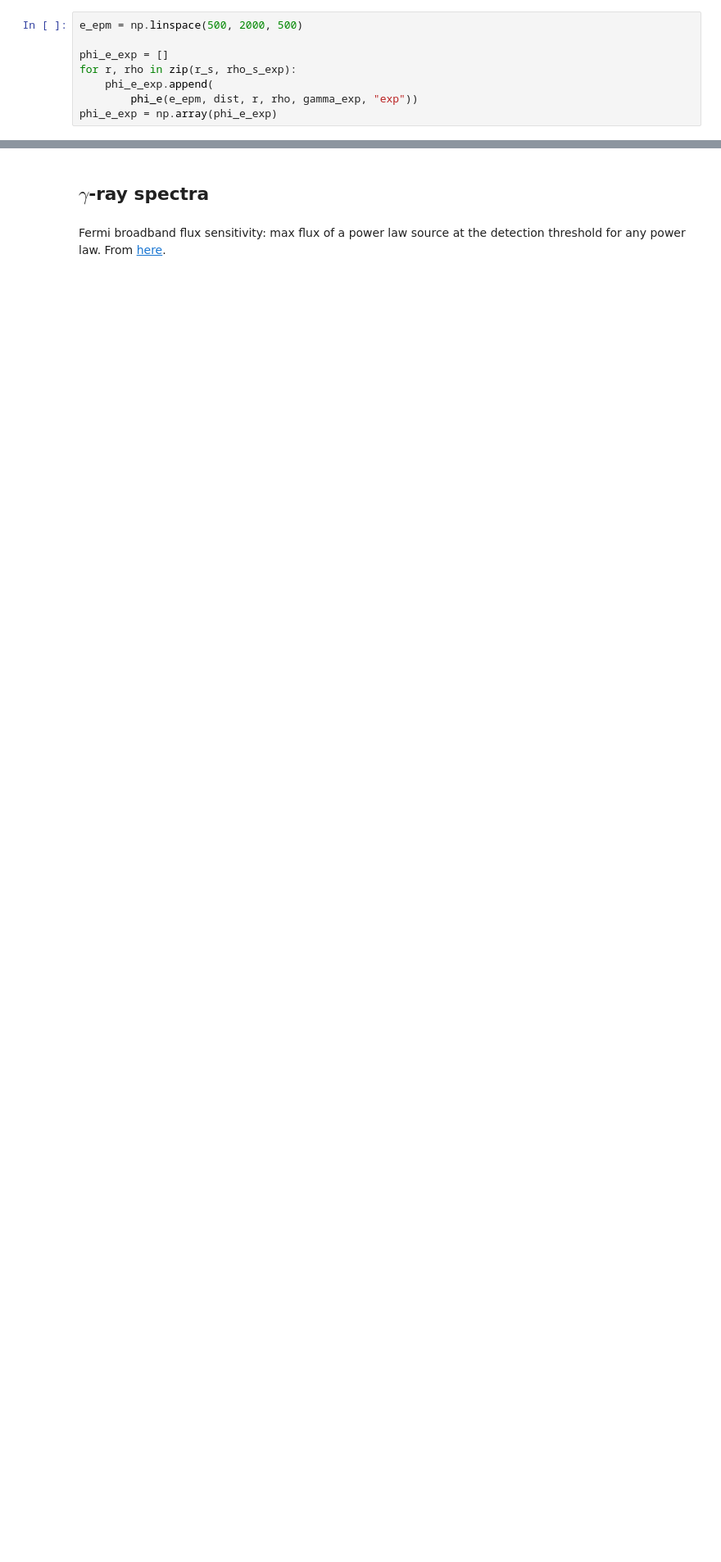
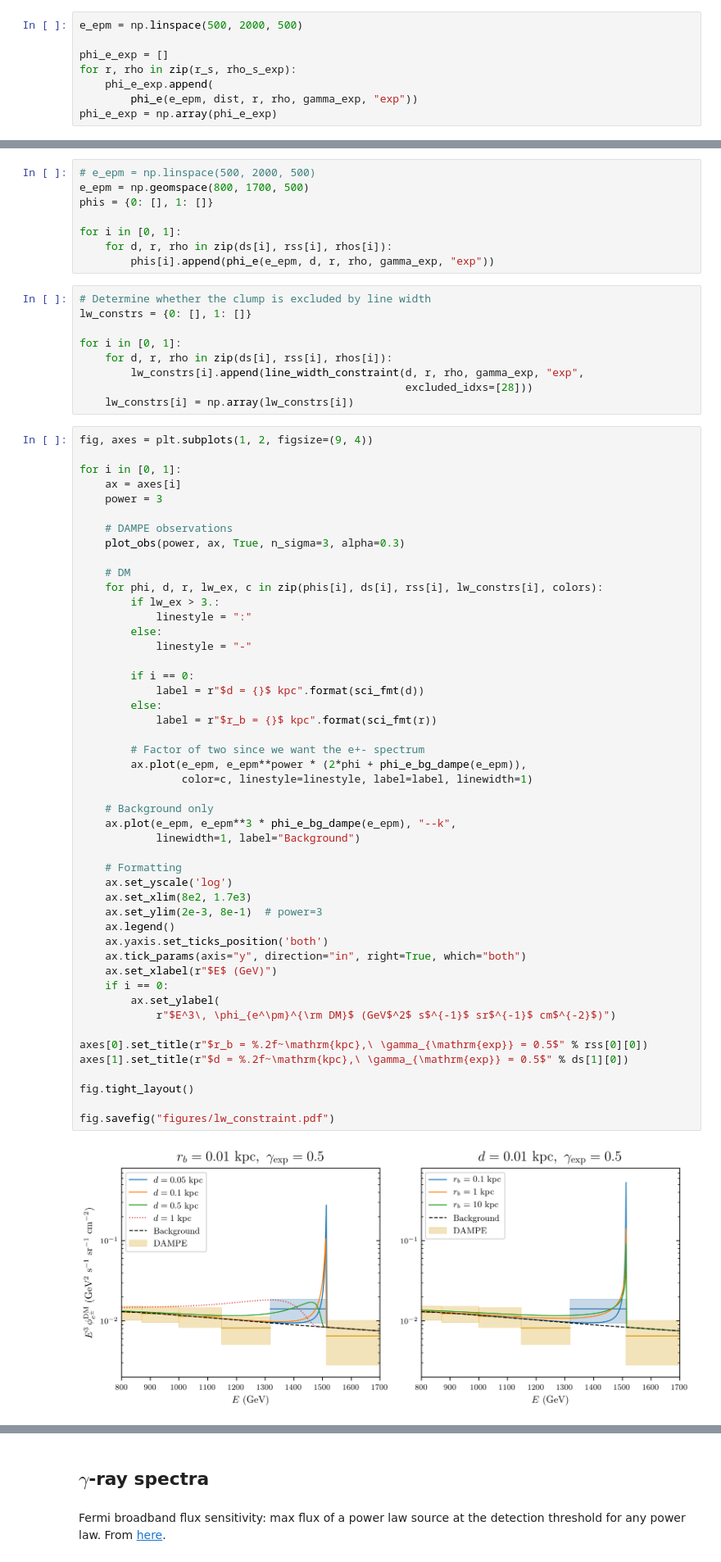
Before and after one commit to adam-coogan/cr_lines_from_dm_subhalos, a Jupyter notebook: Other plots 1.ipynb, the cells around one changed output, grey strips where cells are left out. Shown at 82% size. Cells and saved outputs as stored; diff of their text form; blank space fills up the shorter version.

```diff
--- a/Other plots 1.ipynb
+++ b/Other plots 1.ipynb
@@ -367,0 +560,67 @@ fig.savefig("figures/epm_spectra_clump_profiles_exp.pdf")
+# %%
+# e_epm = np.linspace(500, 2000, 500)
+e_epm = np.geomspace(800, 1700, 500)
+phis = {0: [], 1: []}
+
+for i in [0, 1]:
+    for d, r, rho in zip(ds[i], rss[i], rhos[i]):
+        phis[i].append(phi_e(e_epm, d, r, rho, gamma_exp, "exp"))
+# %%
+# Determine whether the clump is excluded by line width
+lw_constrs = {0: [], 1: []}
+
+for i in [0, 1]:
+    for d, r, rho in zip(ds[i], rss[i], rhos[i]):
+        lw_constrs[i].append(line_width_constraint(d, r, rho, gamma_exp, "exp",
+                                                   excluded_idxs=[28]))
+    lw_constrs[i] = np.array(lw_constrs[i])
+# %%
+fig, axes = plt.subplots(1, 2, figsize=(9, 4))
+
+for i in [0, 1]:
+    ax = axes[i]
+    power = 3
+
+    # DAMPE observations
+    plot_obs(power, ax, True, n_sigma=3, alpha=0.3)
+
+    # DM
+    for phi, d, r, lw_ex, c in zip(phis[i], ds[i], rss[i], lw_constrs[i], colors):
+        if lw_ex > 3.:
+            linestyle = ":"
+        else:
+            linestyle = "-"
+
+        if i == 0:
+            label = r"$d = {}$ kpc".format(sci_fmt(d))
+        else:
+            label = r"$r_b = {}$ kpc".format(sci_fmt(r))
+
+        # Factor of two since we want the e+- spectrum
+        ax.plot(e_epm, e_epm**power * (2*phi + phi_e_bg_dampe(e_epm)),
+                color=c, linestyle=linestyle, label=label, linewidth=1)
+
+    # Background only
+    ax.plot(e_epm, e_epm**3 * phi_e_bg_dampe(e_epm), "--k",
+            linewidth=1, label="Background")
+
+    # Formatting
+    ax.set_yscale('log')
+    ax.set_xlim(8e2, 1.7e3)
+    ax.set_ylim(2e-3, 8e-1)  # power=3
+    ax.legend()
+    ax.yaxis.set_ticks_position('both')
+    ax.tick_params(axis="y", direction="in", right=True, which="both")
+    ax.set_xlabel(r"$E$ (GeV)")
+    if i == 0:
+        ax.set_ylabel(
+            r"$E^3\, \phi_{e^\pm}^{\rm DM}$ (GeV$^2$ s$^{-1}$ sr$^{-1}$ cm$^{-2}$)")
+
+axes[0].set_title(r"$r_b = %.2f~\mathrm{kpc},\ \gamma_{\mathrm{exp}} = 0.5$" % rss[0][0])
+axes[1].set_title(r"$d = %.2f~\mathrm{kpc},\ \gamma_{\mathrm{exp}} = 0.5$" % ds[1][0])
+
+fig.tight_layout()
+
+fig.savefig("figures/lw_constraint.pdf")
+# %% [output]
+[figure, added]
```
Also changed, not shown: parts of 41 cells of this notebook, 5 other files.
